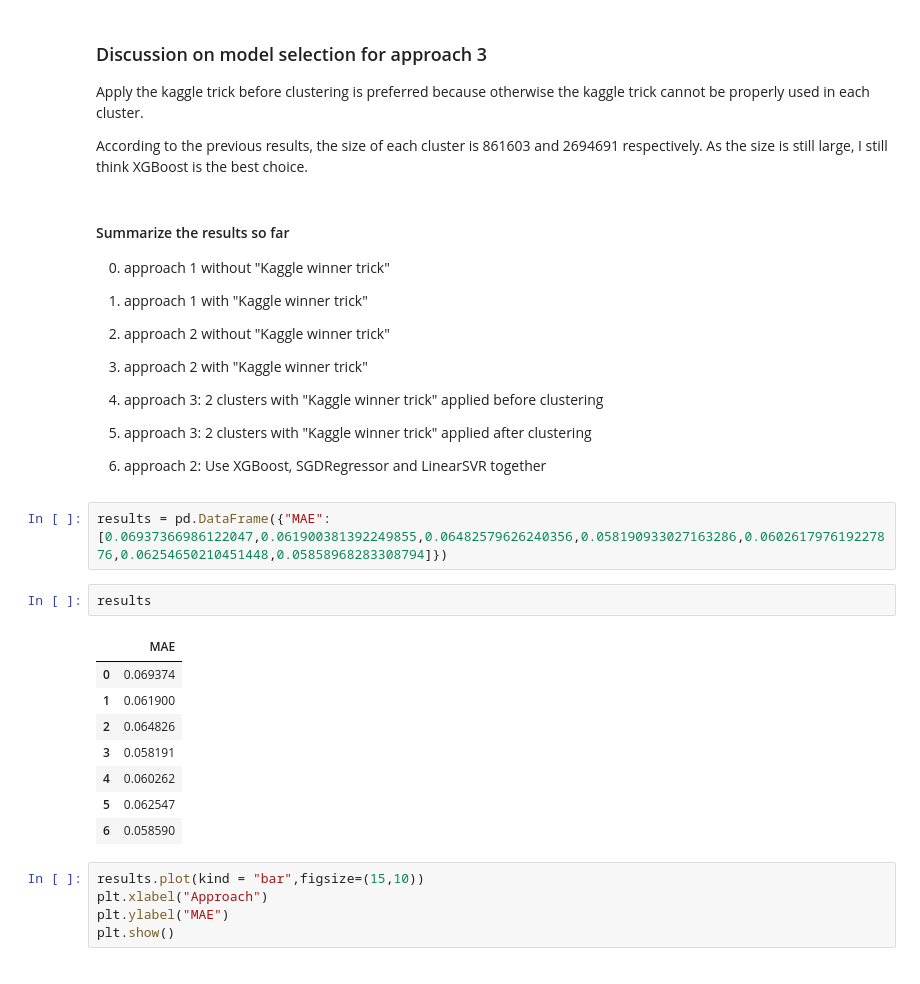
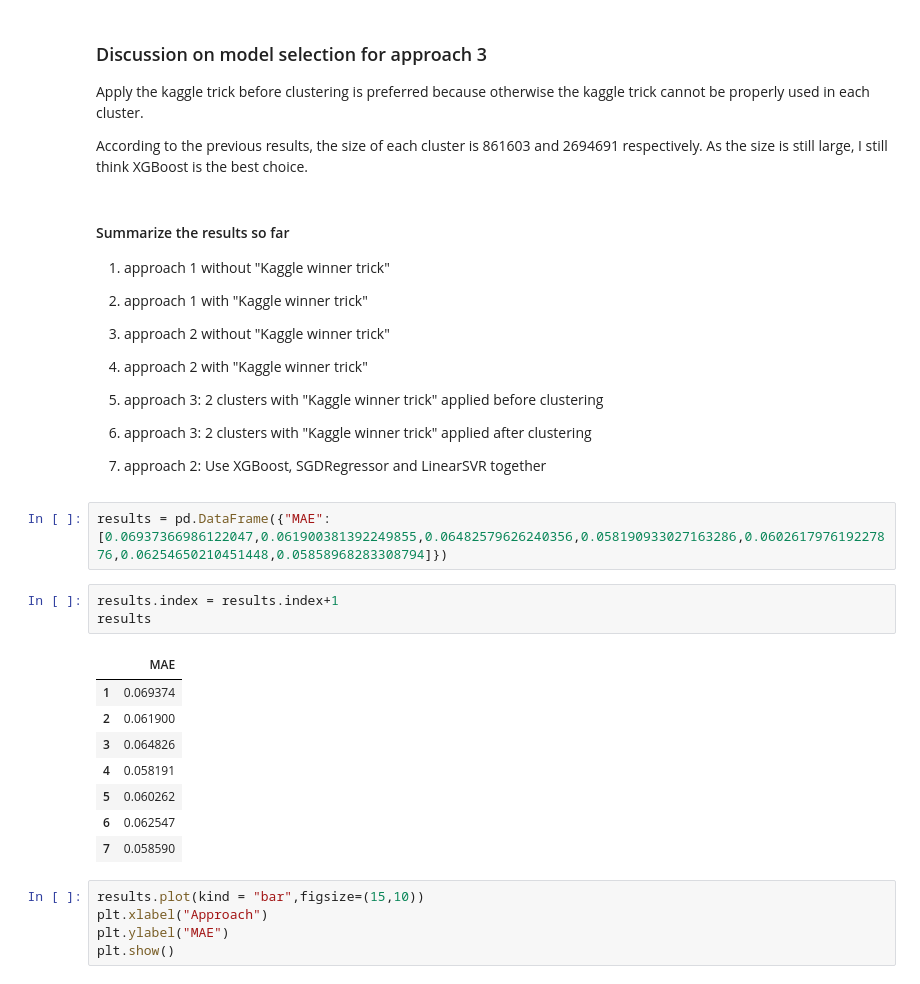
Before and after one commit to KefanWang/Investigation-of-the-Use-of-Player-Type-Clustering-in-Predicting-the-Finish-Placement-of-PUBG, a Jupyter notebook: PUBG_v3.ipynb, the cells around one changed output. Saved outputs shown, nothing was run; the diff lists cells and outputs as text.

Commit message:
update the index

```diff
--- a/PUBG_v3.ipynb
+++ b/PUBG_v3.ipynb
@@ -1472,7 +1472,7 @@ Apply the kaggle trick before clustering is preferred because otherwise the kagg
 According to the previous results, the size of each cluster is 861603 and 2694691 respectively. As the size is still large, I still think XGBoost is the best choice.
 # %% [markdown]
 #### Summarize the results so far
-0. approach 1 without "Kaggle winner trick"
+1. approach 1 without "Kaggle winner trick"
 
 1. approach 1 with "Kaggle winner trick"
 
@@ -1487,17 +1487,18 @@ According to the previous results, the size of each cluster is 861603 and 269469
 6. approach 2: Use XGBoost, SGDRegressor and LinearSVR together
 # %%
 results = pd.DataFrame({"MAE":[0.06937366986122047,0.061900381392249855,0.06482579626240356,0.058190933027163286,0.060261797619227876,0.06254650210451448,0.05858968283308794]})
-# %%
-results
-# %% [output]
-|  | MAE |
-| 0 | 0.069374 |
-| 1 | 0.061900 |
-| 2 | 0.064826 |
-| 3 | 0.058191 |
-| 4 | 0.060262 |
-| 5 | 0.062547 |
-| 6 | 0.058590 |
+# %%
+results.index = results.index+1
+results
+# %% [output]
+|  | MAE |
+| 1 | 0.069374 |
+| 2 | 0.061900 |
+| 3 | 0.064826 |
+| 4 | 0.058191 |
+| 5 | 0.060262 |
+| 6 | 0.062547 |
+| 7 | 0.058590 |
 # %%
 results.plot(kind = "bar",figsize=(15,10))
 plt.xlabel("Approach")
```
